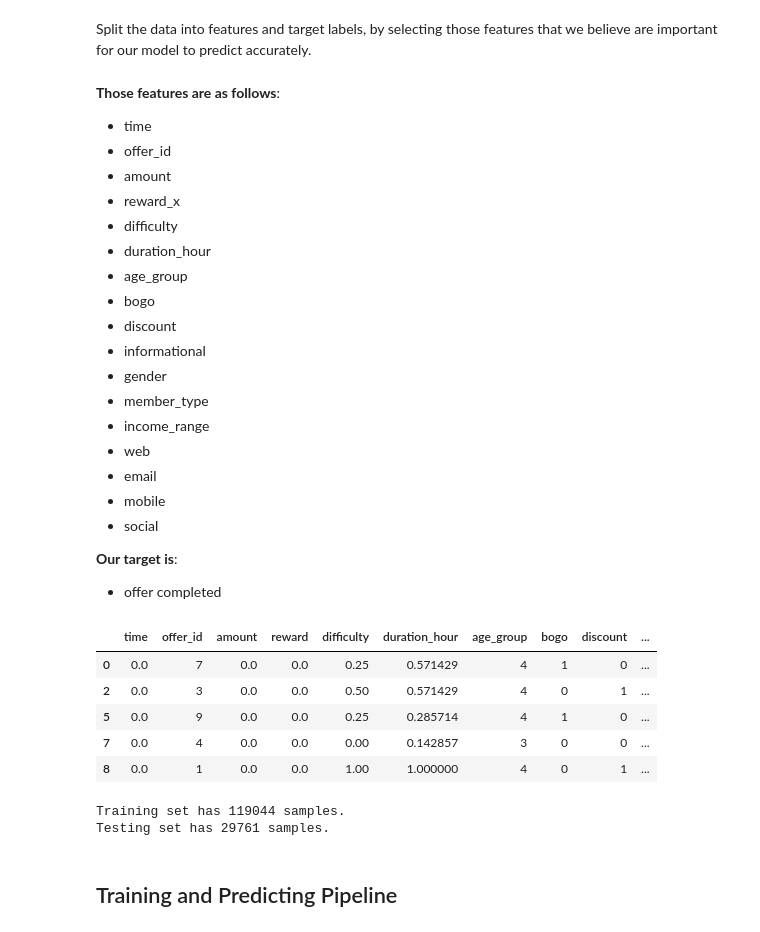
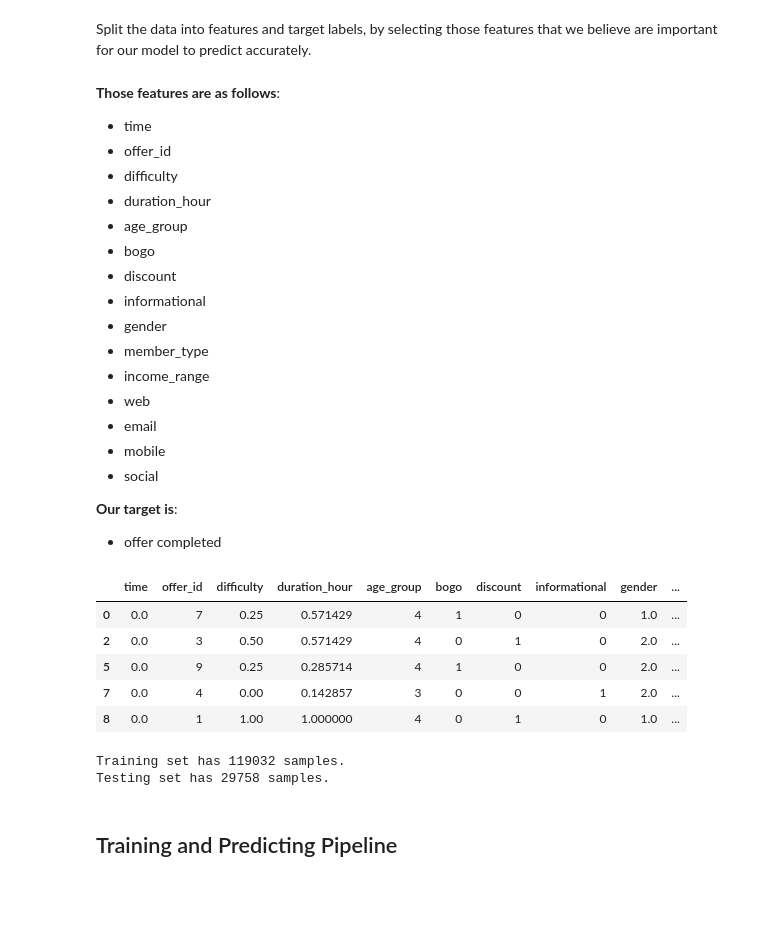
Before and after one commit to isakkabir/Starbucks-Challenge, a Jupyter notebook: Starbucks_Capstone_notebook.ipynb, the cells around one changed output. Drawn from its saved outputs; the diff is of its cells as text; code cells hidden in the pictures; blank space fills up the shorter version.

```diff
--- a/Starbucks_Capstone_notebook.ipynb
+++ b/Starbucks_Capstone_notebook.ipynb
@@ -893,8 +905,6 @@ Split the data into features and target labels, by selecting those features that
 **Those features are as follows**:
 * time
 * offer_id
-* amount
-* reward_x
 * difficulty
 * duration_hour
 * age_group
@@ -913,25 +923,25 @@ Split the data into features and target labels, by selecting those features that
 * offer completed
 # %%
 # Rename 'reward_x' column to 'reward'
-master_df.rename(columns ={'reward_x':'reward'}, inplace = True)
+#master_df.rename(columns ={'reward_x':'reward'}, inplace = True)
 # %%
 # Split the data into features and target label
-X = master_df[['time','offer_id','amount','reward','difficulty','duration_hour','age_group','bogo','discount','informational','gender', 'member_type','income_range','web','email','mobile', 'social']]
-Y = master_df[['offer_completed']]
+X = master_df[['time','offer_id','difficulty','duration_hour','age_group','bogo','discount','informational','gender', 'member_type','income_range','web','email','mobile', 'social']]
+Y = master_df['offer_completed']
 # %%
 # normalizing some numerical values
 scaler = MinMaxScaler()
-features = ['time', 'amount', 'reward', 'duration_hour']
+features = ['time', 'duration_hour']
 X_scaled = X.copy()
 X_scaled[features] = scaler.fit_transform(X_scaled[features])
 X_scaled.head()
 # %% [output]
-|  | time | offer_id | amount | reward | difficulty | duration_hour | age_group | bogo | discount | ... |
-| 0 | 0.0 | 7 | 0.0 | 0.0 | 0.25 | 0.571429 | 4 | 1 | 0 | ... |
-| 2 | 0.0 | 3 | 0.0 | 0.0 | 0.50 | 0.571429 | 4 | 0 | 1 | ... |
-| 5 | 0.0 | 9 | 0.0 | 0.0 | 0.25 | 0.285714 | 4 | 1 | 0 | ... |
-| 7 | 0.0 | 4 | 0.0 | 0.0 | 0.00 | 0.142857 | 3 | 0 | 0 | ... |
-| 8 | 0.0 | 1 | 0.0 | 0.0 | 1.00 | 1.000000 | 4 | 0 | 1 | ... |
+|  | time | offer_id | difficulty | duration_hour | age_group | bogo | discount | informational | gender | ... |
+| 0 | 0.0 | 7 | 0.25 | 0.571429 | 4 | 1 | 0 | 0 | 1.0 | ... |
+| 2 | 0.0 | 3 | 0.50 | 0.571429 | 4 | 0 | 1 | 0 | 2.0 | ... |
+| 5 | 0.0 | 9 | 0.25 | 0.285714 | 4 | 1 | 0 | 0 | 2.0 | ... |
+| 7 | 0.0 | 4 | 0.00 | 0.142857 | 3 | 0 | 0 | 1 | 2.0 | ... |
+| 8 | 0.0 | 1 | 1.00 | 1.000000 | 4 | 0 | 1 | 0 | 1.0 | ... |
 # %%
 # Import train_test_split
 from sklearn.cross_validation import train_test_split
@@ -946,8 +956,8 @@ X_train, X_test, y_train, y_test = train_test_split(X_scaled,
 print("Training set has {} samples.".format(X_train.shape[0]))
 print("Testing set has {} samples.".format(X_test.shape[0]))
 # %% [output]
-Training set has 119044 samples.
-Testing set has 29761 samples.
+Training set has 119032 samples.
+Testing set has 29758 samples.
 # %%
 # DONE: Calculate accuracy, precision and recall
 accuracy = np.sum(Y)/float(len(Y))
```
Also changed, not shown: parts of 30 cells of this notebook.
